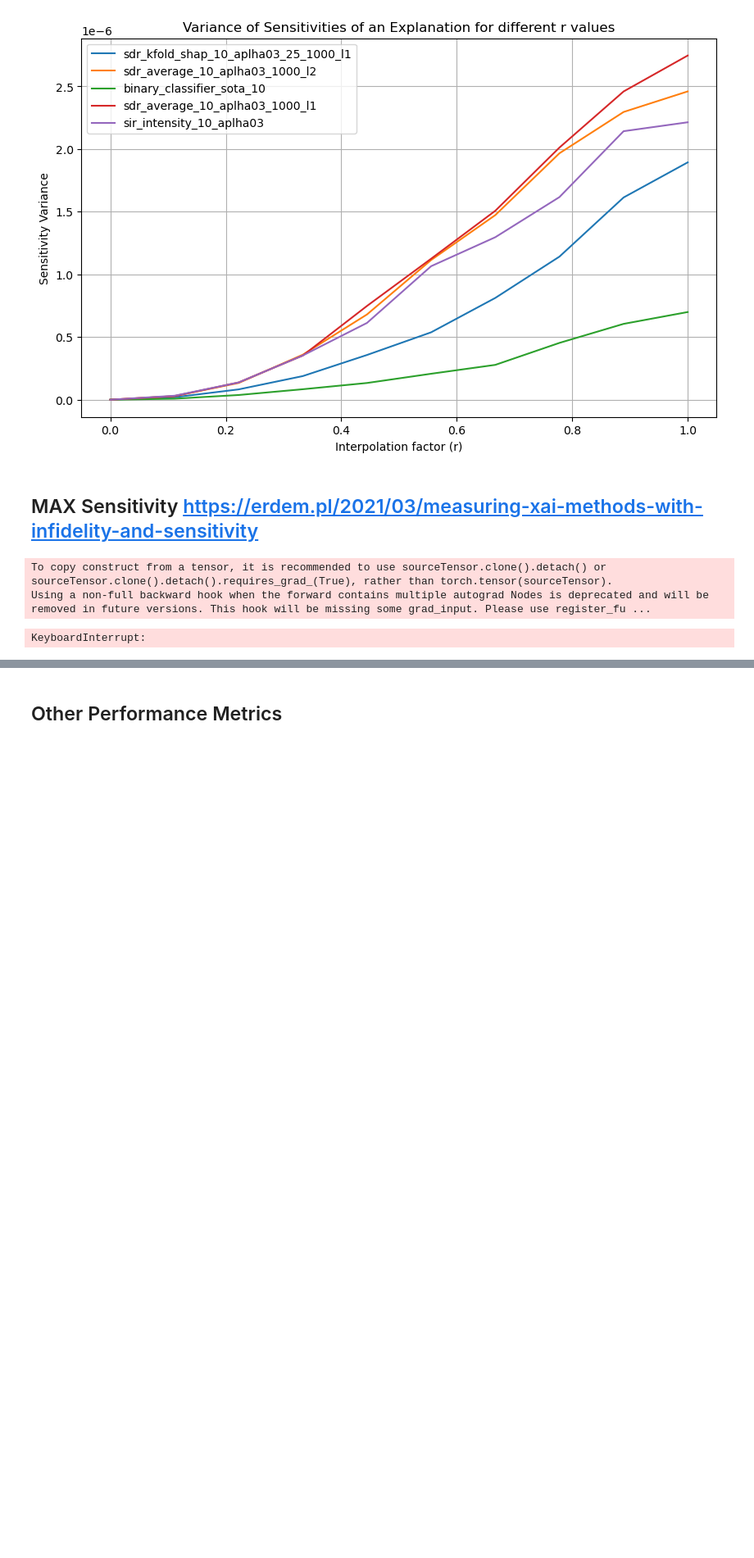
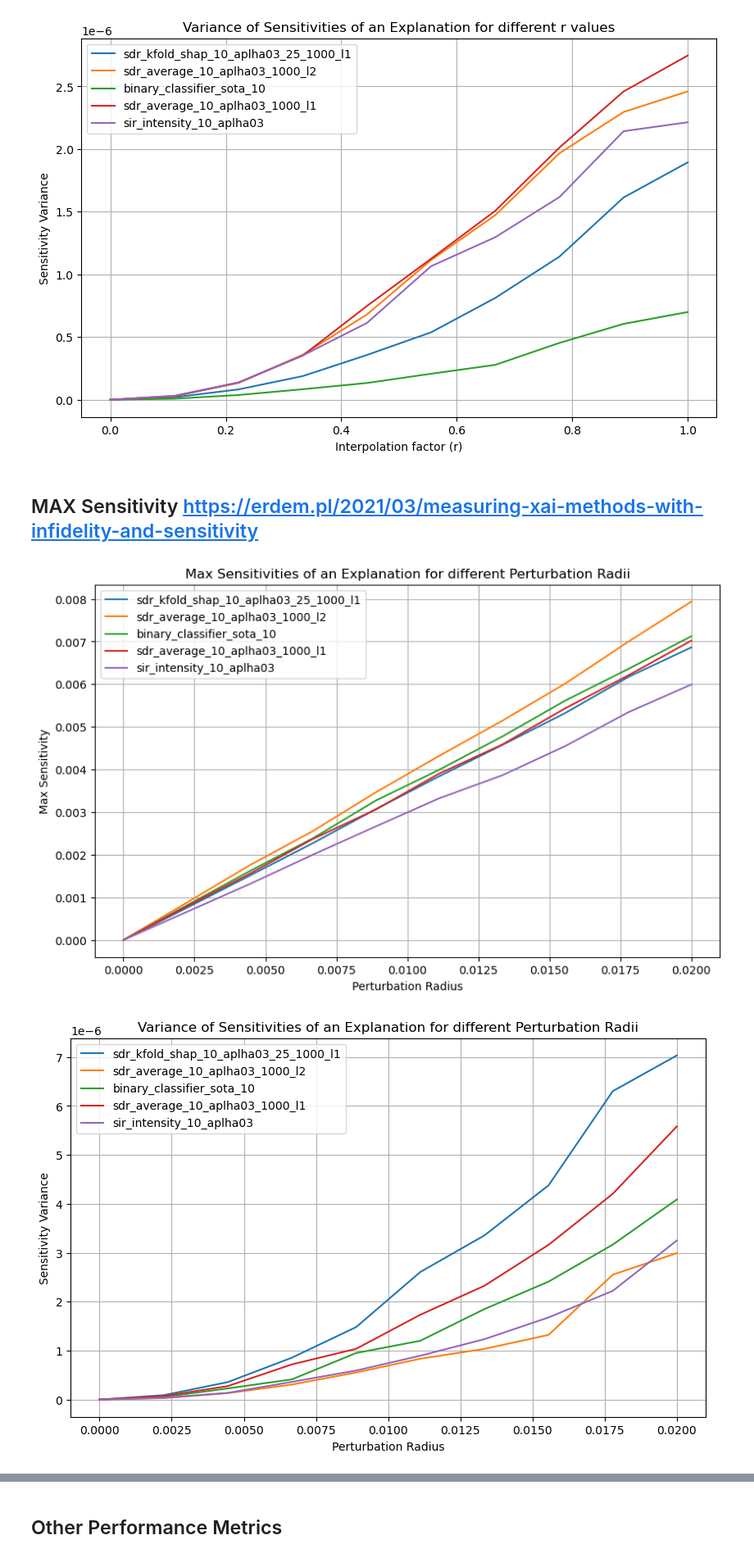
Before and after one commit to myanacondadonttt/RoofNetXAI, a Jupyter notebook: Notebooks/Analysis Robustness Main Past.ipynb, the cells around one changed output, grey strips where cells are left out. Shown at 82% size. Saved outputs shown, nothing was run; the diff lists cells and outputs as text; code cells hidden in the pictures; blank space fills up the shorter version.

```diff
--- a/Notebooks/Analysis Robustness Main Past.ipynb
+++ b/Notebooks/Analysis Robustness Main Past.ipynb
@@ -997,9 +1039,14 @@ def create_explainer(model, background_data):
     explainer = shap.DeepExplainer(model, background_data_tensor)
     return explainer
 
-def compute_sensitivity_max(model, data, perturb_radius, num_samples=100):
-    data_tensor = torch.tensor(data, dtype=torch.float32).to(device)
-    explainer = create_explainer(model, data_tensor[:num_samples])
+def compute_sensitivity_max(model, data, perturb_radius, num_samples=100, background_size=100):
+    # Use the first `background_size` samples as background data
+    background_data = data[:background_size]
+    explainer = create_explainer(model, background_data)
+
+    # Only use `num_samples` for the rest of the computation
+    data_subset = data[:num_samples]
+    data_tensor = torch.tensor(data_subset, dtype=torch.float32).to(device)
 
     shap_values_original = explainer.shap_values(data_tensor)
     shap_values_original = np.array(shap_values_original)
@@ -1007,7 +1054,7 @@ def compute_sensitivity_max(model, data, perturb_radius, num_samples=100):
     # Generate multiple perturbations and store max difference
     max_diffs = []
     for _ in range(num_samples):
-        perturbed_data = perturb_data(data, perturb_radius)
+        perturbed_data = perturb_data(data_subset, perturb_radius)
         perturbed_data_tensor = torch.tensor(perturbed_data, dtype=torch.float32).to(device)
 
         shap_values_perturbed = explainer.shap_values(perturbed_data_tensor)
@@ -1018,6 +1065,7 @@ def compute_sensitivity_max(model, data, perturb_radius, num_samples=100):
         max_diffs.append(max_diff)
 
     return np.mean(max_diffs)
+
 
 
 base_dir = "/Users/Lisa/Desktop/Master Thesis/RoofNetXAI/Notebooks/past_values_10_03_new"
@@ -1050,33 +1098,32 @@ for radius in perturb_radii:
 df_sensitivities = pd.DataFrame(sensitivities)
 df_sensitivities['perturb_radius'] = perturb_radii
 df_sensitivities.to_csv(os.path.join(base_dir, 'rad_sensitivities_100.csv'), index=False)
 
 df_sensitivities_var = pd.DataFrame(sensitivities_var)
 df_sensitivities_var['perturb_radius'] = perturb_radii
 df_sensitivities_var.to_csv(os.path.join(base_dir, 'rad_sensitivities_var_100.csv'), index=False)
 
 # Plot average sensitivities
 plt.figure(figsize=(10, 6))
 for model_type, sensitivity_values in sensitivities.items():
     plt.plot(perturb_radii, sensitivity_values, label=model_type)
 plt.xlabel("Perturbation Radius")
 plt.ylabel("Max Sensitivity")
 plt.legend()
 plt.grid(True)
 plt.title("Max Sensitivities of an Explanation for different Perturbation Radii")
 plt.show()
 
 # Plot variance of sensitivities
 plt.figure(figsize=(10, 6))
 for model_type, sensitivity_values_var in sensitivities_var.items():
     plt.plot(perturb_radii, sensitivity_values_var, label=model_type)
 plt.xlabel("Perturbation Radius")
 plt.ylabel("Sensitivity Variance")
 plt.legend()
 plt.grid(True)
 plt.title("Variance of Sensitivities of an Explanation for different Perturbation Radii")
 plt.show()
 # %% [output]
-To copy construct from a tensor, it is recommended to use sourceTensor.clone().detach() or sourceTensor.clone().detach().requires_grad_(True), rather than torch.tensor(sourceTensor).
-Using a non-full backward hook when the forward contains multiple autograd Nodes is deprecated and will be removed in future versions. This hook will be missing some grad_input. Please use register_fu ...
-KeyboardInterrupt:
+[figure, added]
+[figure, added]
```
Also changed, not shown: parts of 14 cells of this notebook, 1 other file.
